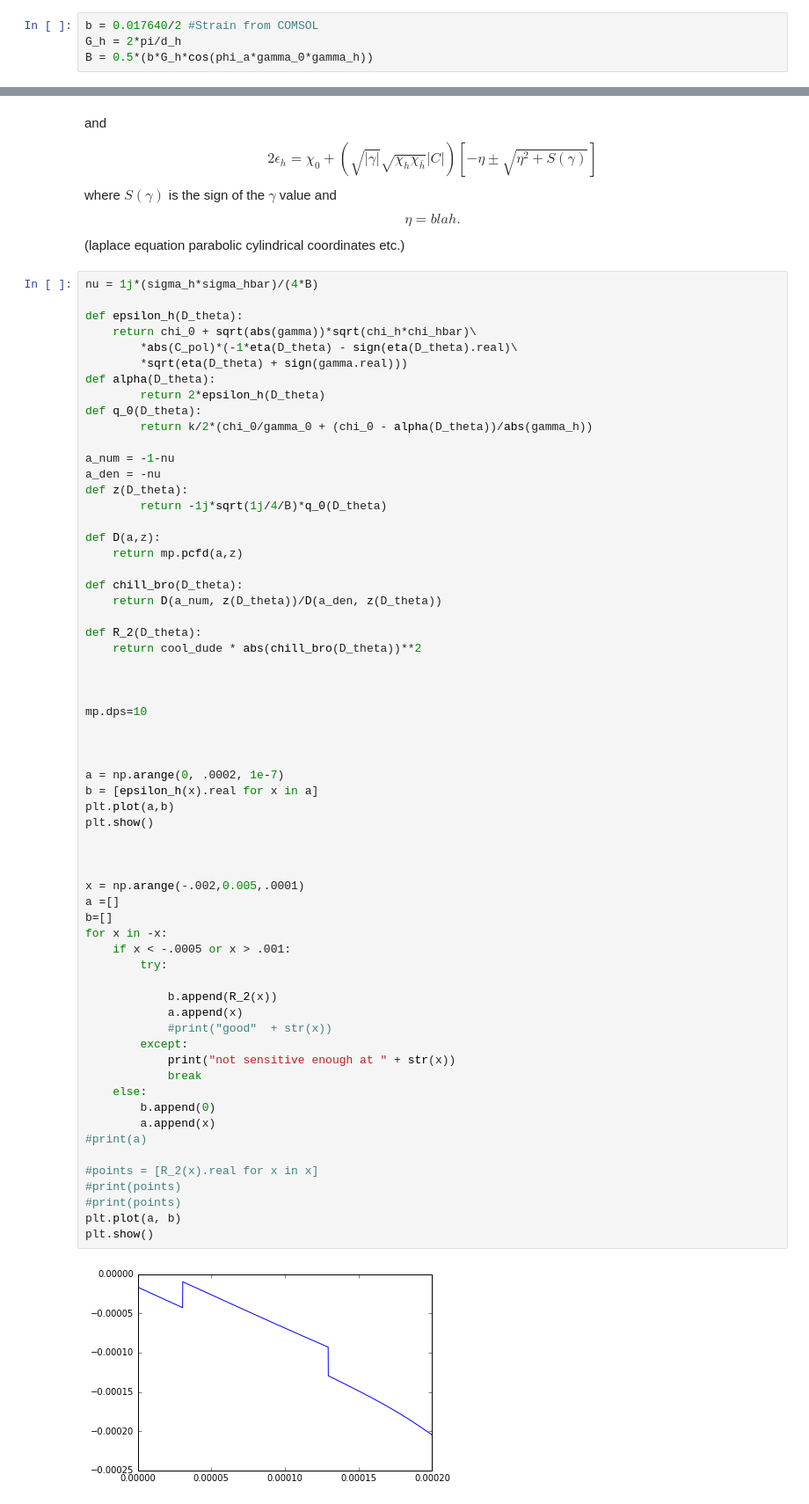
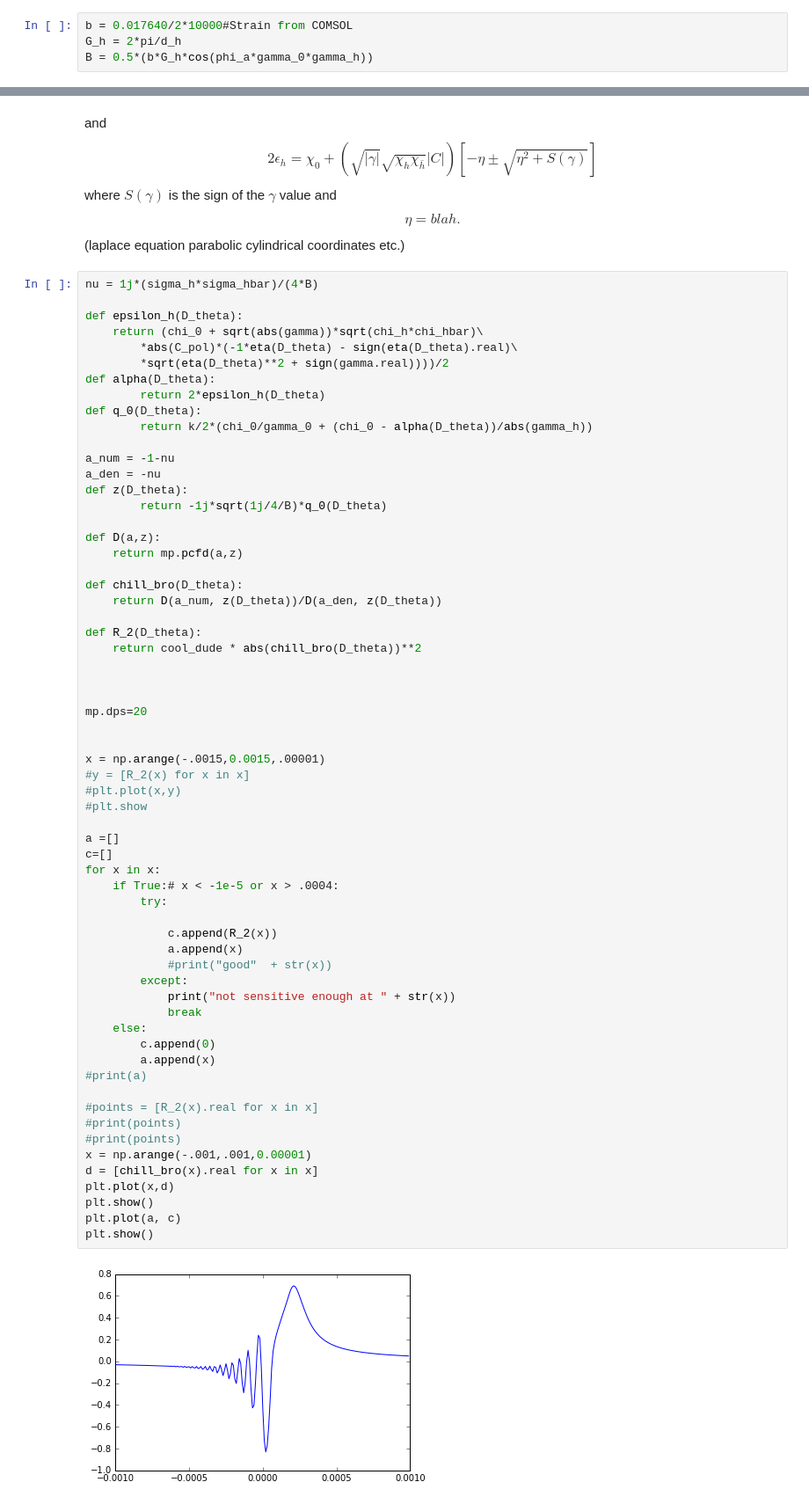
Before and after one commit to JohanEckdahl/rocking-curve, a Jupyter notebook: ConstantStrain.ipynb, the cells around one changed output, grey strips where cells are left out. Shown: that part at 88% size. Drawn from its saved outputs; the diff is of its cells as text.

```diff
--- a/ConstantStrain.ipynb
+++ b/ConstantStrain.ipynb
@@ -140,7 +140,7 @@ B is defined as
 
 $$B=\frac{1}{2}b G_h cos(\phi_a\gamma_0\gamma_h).$$
 # %%
-b = 0.017640/2 #Strain from COMSOL
+b = 0.017640/2*10000#Strain from COMSOL
 G_h = 2*pi/d_h
 B = 0.5*(b*G_h*cos(phi_a*gamma_0*gamma_h))
 # %% [markdown]
@@ -174,9 +174,9 @@ $$\eta = blah.$$
 nu = 1j*(sigma_h*sigma_hbar)/(4*B)
 
 def epsilon_h(D_theta):
-    return chi_0 + sqrt(abs(gamma))*sqrt(chi_h*chi_hbar)\
+    return (chi_0 + sqrt(abs(gamma))*sqrt(chi_h*chi_hbar)\
         *abs(C_pol)*(-1*eta(D_theta) - sign(eta(D_theta).real)\
-        *sqrt(eta(D_theta) + sign(gamma.real)))
+        *sqrt(eta(D_theta)**2 + sign(gamma.real))))/2
 def alpha(D_theta):
         return 2*epsilon_h(D_theta)
 def q_0(D_theta):
@@ -191,46 +191,46 @@ def D(a,z):
     return mp.pcfd(a,z)
 
 def chill_bro(D_theta):
     return D(a_num, z(D_theta))/D(a_den, z(D_theta))
 
 def R_2(D_theta):
     return cool_dude * abs(chill_bro(D_theta))**2
 
 
 
-mp.dps=10
+mp.dps=20
 
 
+x = np.arange(-.0015,0.0015,.00001)
+#y = [R_2(x) for x in x]
+#plt.plot(x,y)
+#plt.show
 
-a = np.arange(0, .0002, 1e-7)
-b = [epsilon_h(x).real for x in a]
-plt.plot(a,b)
-plt.show()
-
-
-
-x = np.arange(-.002,0.005,.0001)
 a =[]
-b=[]
-for x in -x:
-    if x < -.0005 or x > .001:
+c=[]
+for x in x:
+    if True:# x < -1e-5 or x > .0004:
         try:
 
-            b.append(R_2(x))
+            c.append(R_2(x))
             a.append(x)
             #print("good"  + str(x))
         except:
             print("not sensitive enough at " + str(x))
             break
     else:
-        b.append(0)
+        c.append(0)
         a.append(x)
 #print(a)
 
 #points = [R_2(x).real for x in x]
 #print(points)
 #print(points)
-plt.plot(a, b)
+x = np.arange(-.001,.001,0.00001)
+d = [chill_bro(x).real for x in x]
+plt.plot(x,d)
 plt.show()
+plt.plot(a, c)
+plt.show()
 # %% [output]
-[figure, old version]
+[figure, new version]
```
Also changed, not shown: parts of 1 cell of this notebook.
